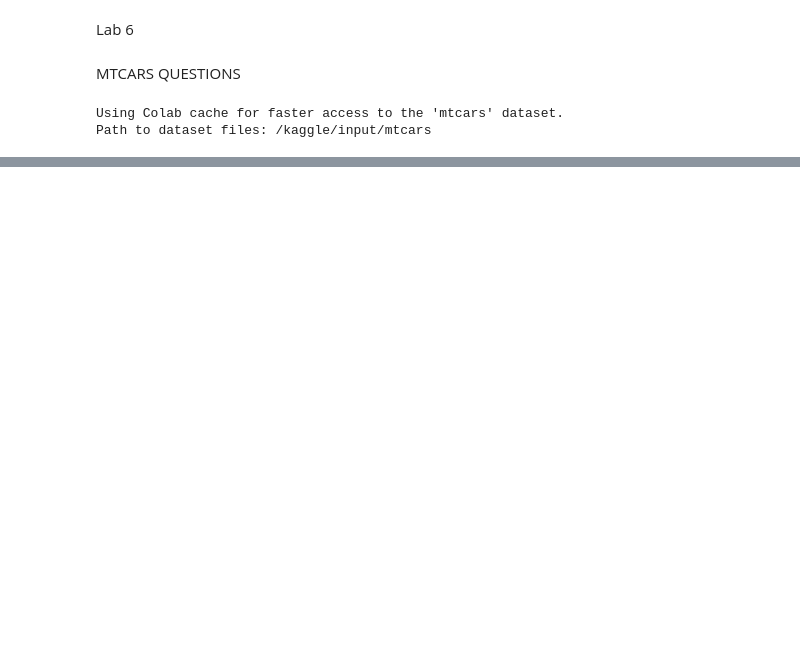
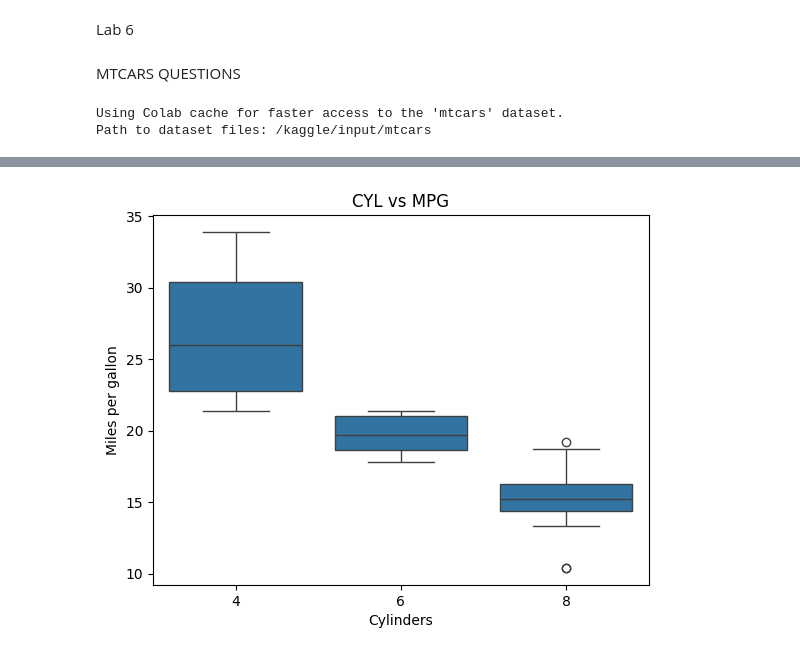
Before and after one commit to siva140887/data-visualization-programs, a Jupyter notebook: Datavisualization.ipynb, the cells around one changed output, grey strips where cells are left out. Drawn from its saved outputs; the diff is of its cells as text; code cells hidden in the pictures; blank space fills up the shorter version.

```diff
--- a/Datavisualization.ipynb
+++ b/Datavisualization.ipynb
@@ -980,0 +944,87 @@ The dataframe is:              Unnamed: 0   mpg  cyl   disp   hp  drat     wt
+# %%
+import pandas as pd
+
+##### Q1
+
+### Reading the dataset
+df = pd.read_csv("/content/drive/MyDrive/DAV/mtcars1.csv")
+print("The dataframe is:",df)
+
+### Displaying the no. of rows and columns
+print("Rows and cols:",df.shape, df.shape[0], df.shape[1])
+
+### Displaying the datatypes
+print("Datatypes:",df.dtypes)
+
+### Displaying the first 10 rows
+print("First 10 rows:",df.head(10))
+
+##### Q2 Computing summary statistics (mean, median, min, max) for mpg, hp, and wt
+
+print(df[['mpg','hp','wt']].describe().loc[['mean','50%','min','max']])
+
+##### Q3 Visualizing the relationship between mpg and cyl using box plot
+
+### Box plot is an excellent way to visualize the distribution of data points particularly the range of middle 50% values, lower and higher 25% values
+### Seaborn library is used for box plot
+### Matplotlib (pyplot) is used for general plotting say title, x_axis, y_axis
+
+import seaborn as sns
+import matplotlib.pyplot as plt
+
+sns.boxplot(x ='cyl', y = 'mpg', data = df)
+plt.title("CYL vs MPG")
+plt.xlabel("Cylinders")
+plt.ylabel("Miles per gallon")
+plt.show()
+
+###  Therefore, the mileage comes down as the no. of cylinders increases
+
+##### Q4 Visualizing the relationship between hp and mpg using scatter plot
+
+### Scatter plot is used to analyze the relationship, correlation, patterns between two variables
+### Scatter plot is supported by matplotlib (pyplot) itself
+
+plt.scatter(df['hp'],df['mpg'])
+plt.title("HP vs MPG")
+plt.xlabel("Horse power")
+plt.ylabel("Miles per gallon")
+plt.show()
+
+### Therefore, with increasing horse power, the mileage decreases
+
+##### Q5 Visualizing manual vs automatic transmission ('am' attribute) cars in terms of mpg using a box plot
+### 0 for 'Automatic', 1 for 'Manual'
+df['am'] = df['am'].map({0: 'Automatic', 1:'Manual'})
+sns.boxplot(x = 'am', y = 'mpg', data = df)
+plt.title("Auto_Manual_Transmission vs MPG")
+plt.xlabel("Transmission")
+plt.ylabel("Miles per gallon")
+plt.show()
+
+### Therefore, manual transmission gives higher mileage
+
+##### Q6 Visualizing which car model gives the best balance of power and fuel efficiency
+### 'hp' and 'mpg' may be chosen, scatter plot may be chosen, cars with considerably high 'hp' and 'mpg' would be of interest
+
+### without labeling the data points
+plt.scatter(df['hp'],df['mpg'])
+plt.title("Best balance of HP and MPG")
+plt.xlabel("Horse power")
+plt.ylabel("Miles per gallon")
+plt.show()
+
+### with labeling however overlapping occurs
+fig, ax = plt.subplots()
+ax.scatter(df['hp'], df['mpg'])
+for idx, row in df.iterrows():
+    ax.annotate(row['model'], (row['hp'], row['mpg']), xytext=(5, -5), textcoords='offset points')
+plt.title("Best balance of HP and MPG")
+plt.xlabel("Horse power")
+plt.ylabel("Miles per gallon")
+plt.show()
+
+### Therefore, cars like Mazda RX4 have the best balance of power and fuel efficiency
+
+### without overlapping
+# %% [output]
@@ -980,0 +1048 @@ The dataframe is:              Unnamed: 0   mpg  cyl   disp   hp  drat     wt
+[figure, added]
```
Also changed, not shown: parts of 3 cells of this notebook.
